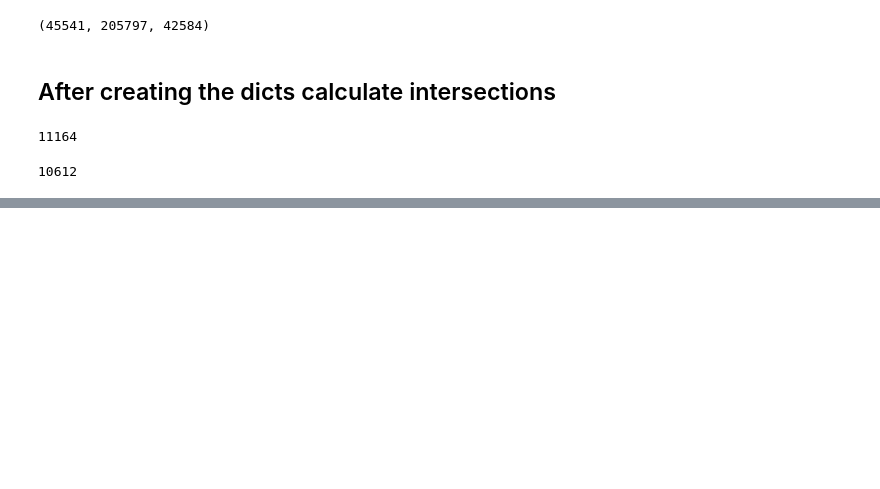
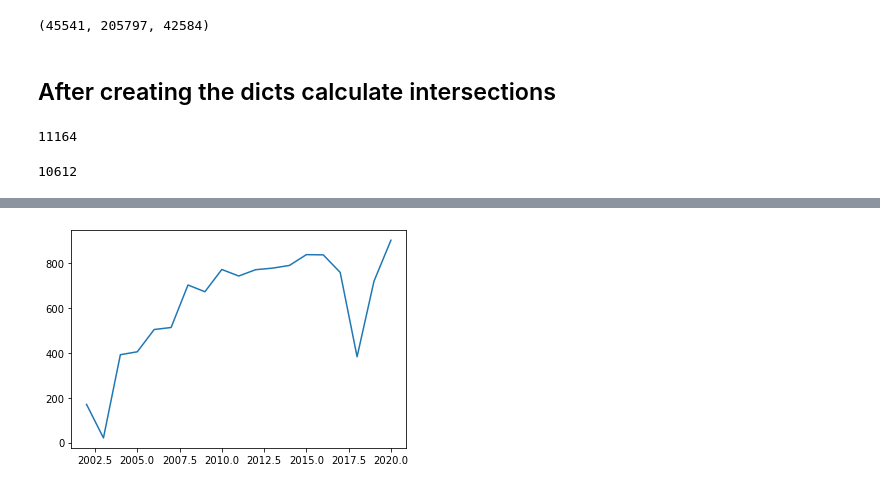
Before and after one commit to gino-serpa/southamerica, a Jupyter notebook: swl for analyzing data example.ipynb, the cells around one changed output, grey strips where cells are left out. Drawn from its saved outputs; the diff is of its cells as text; code cells hidden in the pictures; blank space fills up the shorter version.

```diff
--- a/swl for analyzing data example.ipynb
+++ b/swl for analyzing data example.ipynb
@@ -130,0 +162,4 @@ len(intersection_2)
+# %%
+swl.plot_output_time(papers_esp)
+# %% [output]
+[figure, added]
```
Also changed, not shown: parts of 10 cells of this notebook.
